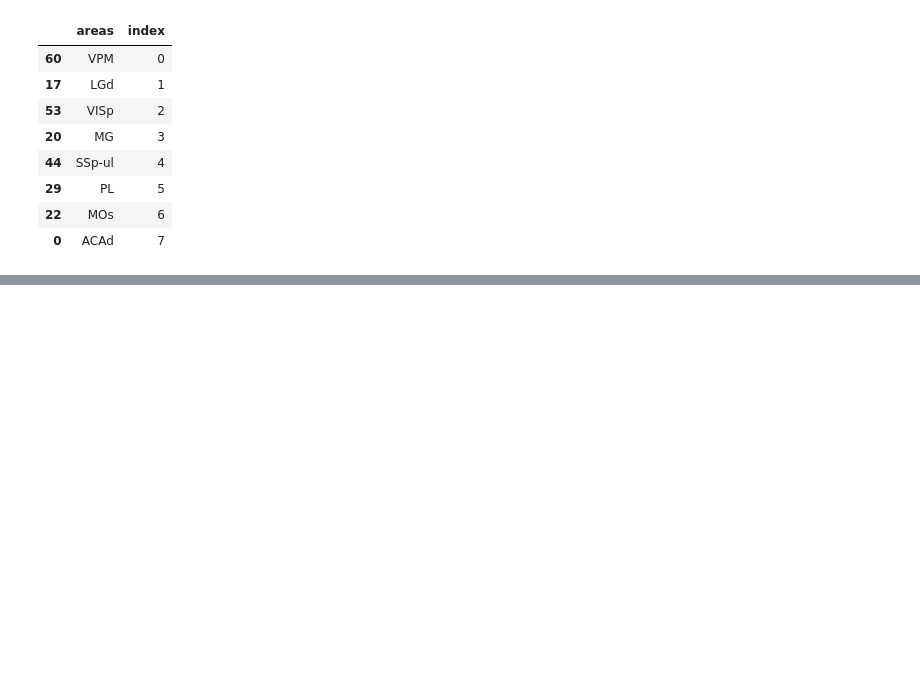
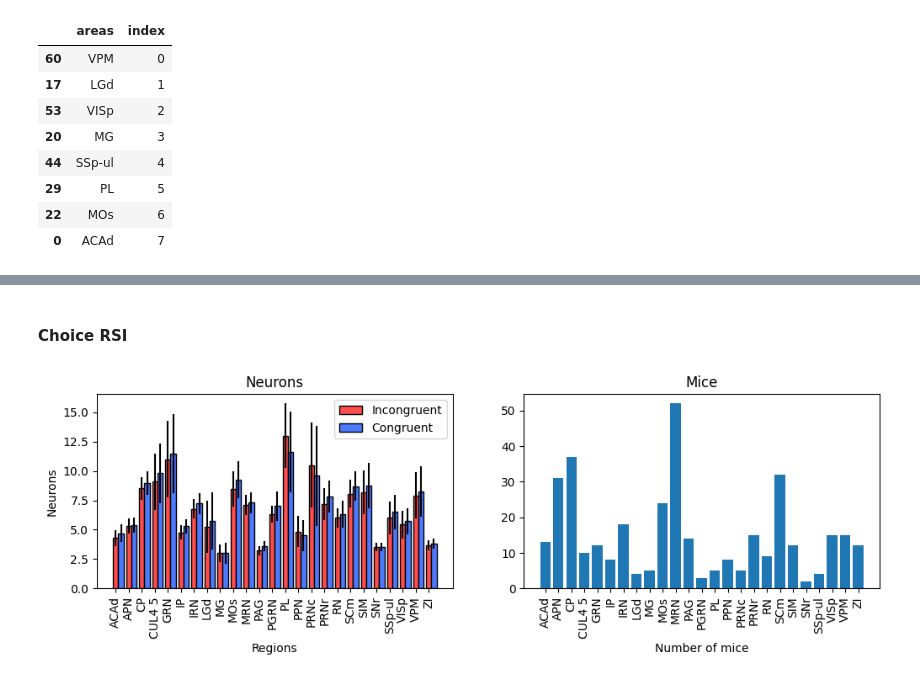
Before and after one commit to debottamKundu/ibl-partial-info-decomp, a Jupyter notebook: notebooks/rsi_index.ipynb, the cells around one changed output, grey strips where cells are left out. Saved outputs shown, nothing was run; the diff lists cells and outputs as text; code cells hidden in the pictures; blank space fills up the shorter version.

```diff
--- a/notebooks/rsi_index.ipynb
+++ b/notebooks/rsi_index.ipynb
@@ -818,0 +822,38 @@ subset_cortical_h[["areas", "index"]]
+# %% [markdown]
+#### Choice RSI
+# %%
+def collate_pairwise_comparisons_choice(files):
+
+    pairwise_comparisons = {}
+    for idx in range(len(files)):
+        region_name = files[idx].rsplit("_choice_filtered_")[0].rsplit("_")[-1]
+        with open(files[idx], "rb") as f:
+            region_data = pkl.load(f)
+        (
+            rsi_incongruent,
+            rsi_congruent,
+            rsi_all,
+            tvmi_incongruent,
+            tvmi_congruent,
+            tvmi_all,
+            counts,
+        ) = rsi_tvmi_region(region_data)
+        pairwise_comparisons[region_name] = {
+            "rsi_incongruent": rsi_incongruent,
+            "rsi_congruent": rsi_congruent,
+            "rsi_all": rsi_all,
+            "tvmi_incongruent": tvmi_incongruent,
+            "tvmi_congruent": tvmi_congruent,
+            "tvmi_all": tvmi_all,
+            "counts": counts,
+        }
+
+    return pairwise_comparisons
+# %%
+files_4bin = np.sort(glob("../data/generated/choice/alternate/4bins/*.pkl"))
+pairwise_comparisons = collate_pairwise_comparisons_choice(files=files_4bin)
+final_dict = convert_pairs_into_arrays(pairwise_comparisons)
+# %%
+plot_counts(final_dict)
+# %% [output]
+[figure, added]
```
Also changed, not shown: parts of 9 cells of this notebook, 7 other files.
